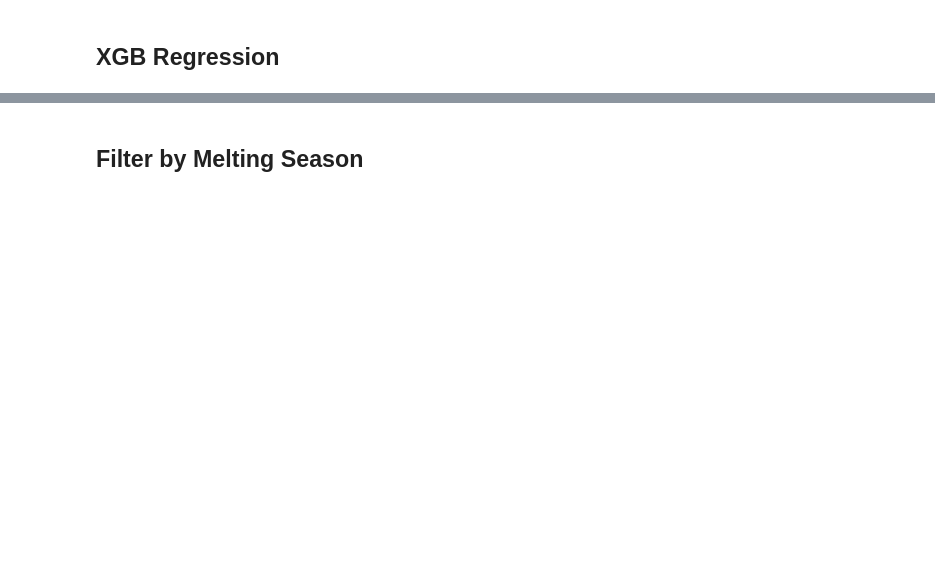
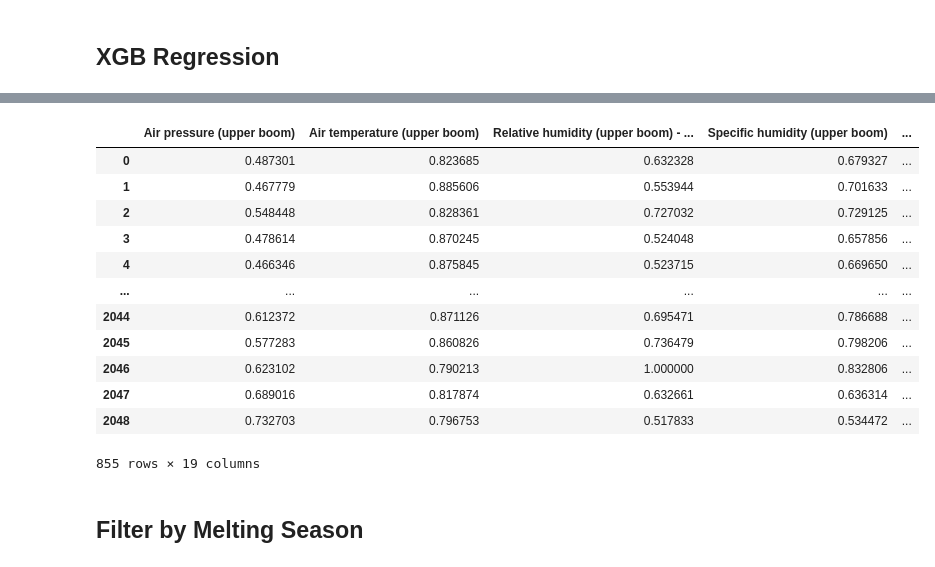
Before and after one commit to markbjerre/GEUS-Master-Thesis, a Jupyter notebook: scripts/SMB_Models_XGB_Classifier.ipynb, the cells around one changed output, grey strips where cells are left out. Saved outputs shown, nothing was run; the diff lists cells and outputs as text; code cells hidden in the pictures; blank space fills up the shorter version.

```diff
--- a/scripts/SMB_Models_XGB_Classifier.ipynb
+++ b/scripts/SMB_Models_XGB_Classifier.ipynb
@@ -62,9 +62,9 @@ df['Melting Season'] = df['Melting Season'].fillna('')
 # %%
 #Remove all NA values if training should be done only on ablation
-df = df.dropna()
+#df = df.dropna()
 
 # Remove only values from Wind direction if training should be done on entire dataset
-#df = df[df['Wind from direction (upper boom)'].notna()]
+df = df[df['Wind from direction (upper boom)'].notna()]
 
 df = df.reset_index(drop=True)
 # %%
@@ -97,7 +95,9 @@ exclude_list = [                                                    'index', # e
                                                                  'Ablation',
                                                           # 'Melting Season', # We drop melting season later
                                               'year', 'month','day', 'hour', # Drop because of sin & cos values
-                                                                 'subgroup'
+                                                                 'subgroup',
+                'Surface height from combined measurements',
+                'Surface height from combined measurements DELTA'
                ]
 
 df = df[[column for column in df.columns if column not in exclude_list]]
@@ -114,9 +114,9 @@ df['Datetime'] = df['Datetime'].dt.strftime('%Y-%m-%d')
 df['Datetime'] = pd.to_datetime(df['Datetime'])
 
 #Create new columns
-df['year'] = df['Datetime'].dt.year
+#df['year'] = df['Datetime'].dt.year
 df['month'] = df['Datetime'].dt.month
-df['day'] = df['Datetime'].dt.day
+#df['day'] = df['Datetime'].dt.day
 #df['hour'] = df['Datetime'].dt.hour
 
 #Drop the datetime column
@@ -150,7 +150,7 @@ scalers = [StandardScaler(), MinMaxScaler(), RobustScaler()]
 #num_cols = df.select_dtypes(include=['int64','float64']).drop(['Surface height from combined measurements', 'Surface height from combined measurements DELTA','month_sin','month_cos','year_sin','year_cos','Wind from direction (upper boom)_sin', 'Wind from direction (upper boom)_cos', 'Melting Season'], axis=1).columns #select numerical columns except y and cyclical feature
 
 # without year
-num_cols = df.select_dtypes(include=['int64','float64']).drop(['Surface height from combined measurements', 'Surface height from combined measurements DELTA','month_sin','month_cos','Wind from direction (upper boom)_sin', 'Wind from direction (upper boom)_cos', 'Melting Season'], axis=1).columns #select numerical columns except y and cyclical feature
+num_cols = df.select_dtypes(include=['int64','float64']).drop(['month_sin','month_cos','Wind from direction (upper boom)_sin', 'Wind from direction (upper boom)_cos', 'Melting Season'], axis=1).columns #select numerical columns except y and cyclical feature
 
 scaler = MinMaxScaler()
 
@@ -289,3 +244,19 @@ print(f"MSE on test set: ", mse)
+# %%
+df[df['Melting Season'] == 3]
+# %% [output]
+|  | Air pressure (upper boom) | Air temperature (upper boom) | Relative humidity (upper boom) - ... | Specific humidity (upper boom) | ... |
+| 0 | 0.487301 | 0.823685 | 0.632328 | 0.679327 | ... |
+| 1 | 0.467779 | 0.885606 | 0.553944 | 0.701633 | ... |
+| 2 | 0.548448 | 0.828361 | 0.727032 | 0.729125 | ... |
+| 3 | 0.478614 | 0.870245 | 0.524048 | 0.657856 | ... |
+| 4 | 0.466346 | 0.875845 | 0.523715 | 0.669650 | ... |
+| ... | ... | ... | ... | ... | ... |
+| 2044 | 0.612372 | 0.871126 | 0.695471 | 0.786688 | ... |
+| 2045 | 0.577283 | 0.860826 | 0.736479 | 0.798206 | ... |
+| 2046 | 0.623102 | 0.790213 | 1.000000 | 0.832806 | ... |
+| 2047 | 0.689016 | 0.817874 | 0.632661 | 0.636314 | ... |
+| 2048 | 0.732703 | 0.796753 | 0.517833 | 0.534472 | ... |
+855 rows × 19 columns
 # %% [markdown]
 ## Filter by Melting Season
 # %%
```
Also changed, not shown: parts of 9 cells of this notebook.
